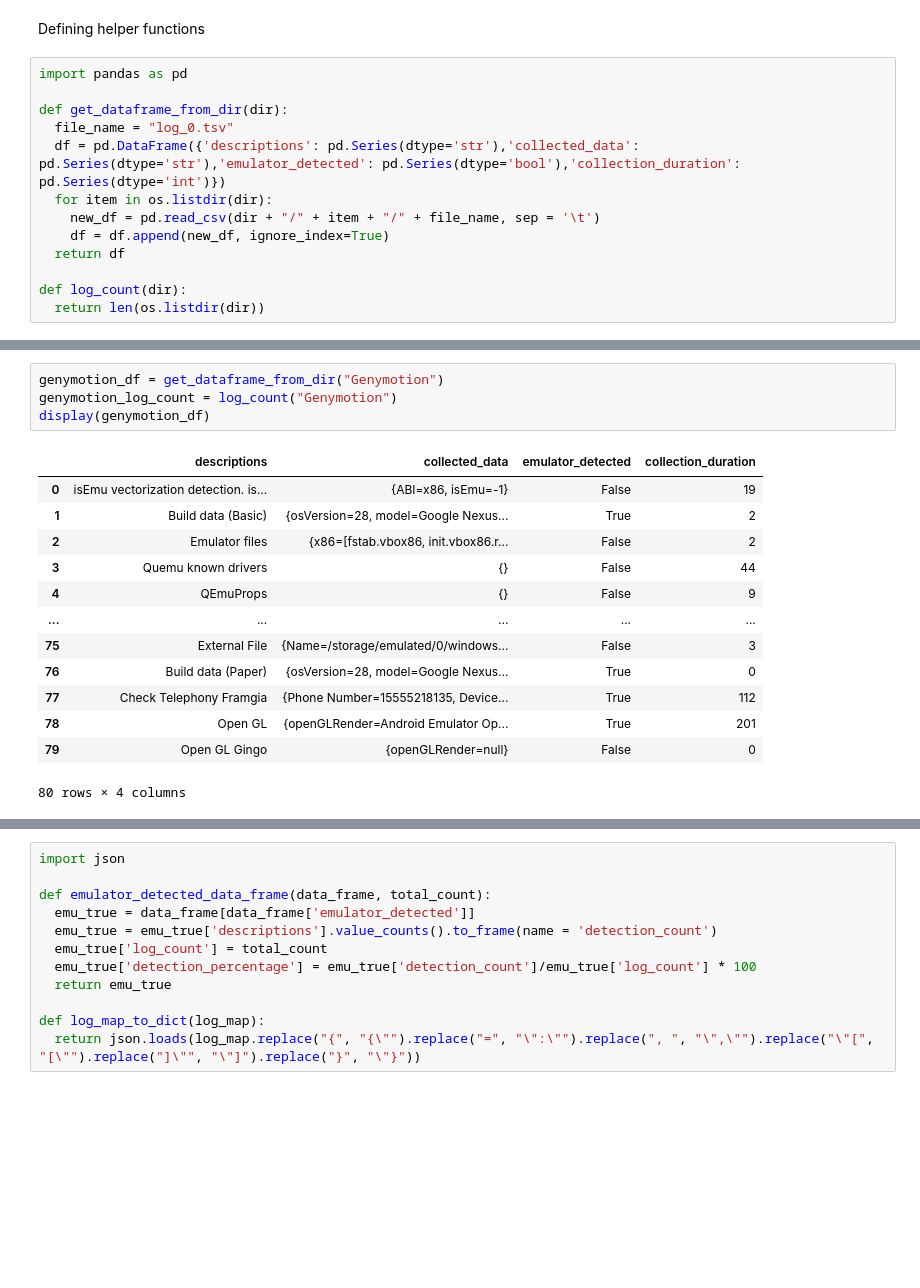
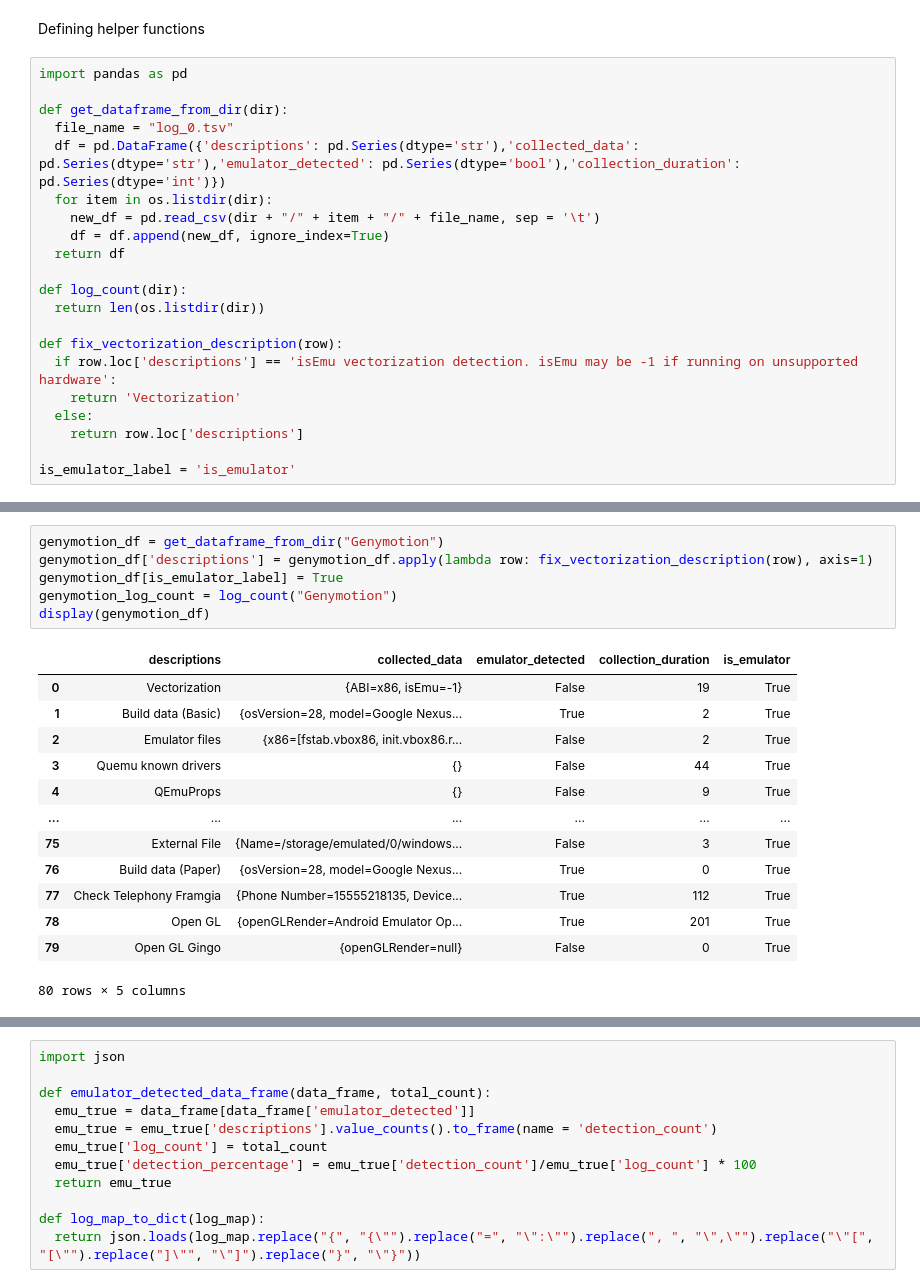
Before and after one commit to Lucas-CardosoO/android-emulator-detector, a Jupyter notebook: notebooks/EmulatorAnalysis.ipynb, the cells around one changed output, grey strips where cells are left out. Drawn from its saved outputs; the diff is of its cells as text; blank space fills up the shorter version.

```diff
--- a/notebooks/EmulatorAnalysis.ipynb
+++ b/notebooks/EmulatorAnalysis.ipynb
@@ -57,5 +57,13 @@ def get_dataframe_from_dir(dir):
 
 def log_count(dir):
   return len(os.listdir(dir))
+
+def fix_vectorization_description(row):
+  if row.loc['descriptions'] == 'isEmu vectorization detection. isEmu may be -1 if running on unsupported hardware':
+    return 'Vectorization'
+  else:
+    return row.loc['descriptions']
+
+is_emulator_label = 'is_emulator'
 # %%
 bluestacks_df = get_dataframe_from_dir("Bluestacks")
@@ -96,20 +108,22 @@ display(android_studio_df)
 # %%
 genymotion_df = get_dataframe_from_dir("Genymotion")
+genymotion_df['descriptions'] = genymotion_df.apply(lambda row: fix_vectorization_description(row), axis=1)
+genymotion_df[is_emulator_label] = True
 genymotion_log_count = log_count("Genymotion")
 display(genymotion_df)
 # %% [output]
-|  | descriptions | collected_data | emulator_detected | collection_duration |
-| 0 | isEmu vectorization detection. is... | {ABI=x86, isEmu=-1} | False | 19 |
-| 1 | Build data (Basic) | {osVersion=28, model=Google Nexus... | True | 2 |
-| 2 | Emulator files | {x86=[fstab.vbox86, init.vbox86.r... | False | 2 |
-| 3 | Quemu known drivers | {} | False | 44 |
-| 4 | QEmuProps | {} | False | 9 |
-| ... | ... | ... | ... | ... |
-| 75 | External File | {Name=/storage/emulated/0/windows... | False | 3 |
-| 76 | Build data (Paper) | {osVersion=28, model=Google Nexus... | True | 0 |
-| 77 | Check Telephony Framgia | {Phone Number=15555218135, Device... | True | 112 |
-| 78 | Open GL | {openGLRender=Android Emulator Op... | True | 201 |
-| 79 | Open GL Gingo | {openGLRender=null} | False | 0 |
+|  | descriptions | collected_data | emulator_detected | collection_duration | is_emulator |
+| 0 | Vectorization | {ABI=x86, isEmu=-1} | False | 19 | True |
+| 1 | Build data (Basic) | {osVersion=28, model=Google Nexus... | True | 2 | True |
+| 2 | Emulator files | {x86=[fstab.vbox86, init.vbox86.r... | False | 2 | True |
+| 3 | Quemu known drivers | {} | False | 44 | True |
+| 4 | QEmuProps | {} | False | 9 | True |
+| ... | ... | ... | ... | ... | ... |
+| 75 | External File | {Name=/storage/emulated/0/windows... | False | 3 | True |
+| 76 | Build data (Paper) | {osVersion=28, model=Google Nexus... | True | 0 | True |
+| 77 | Check Telephony Framgia | {Phone Number=15555218135, Device... | True | 112 | True |
+| 78 | Open GL | {openGLRender=Android Emulator Op... | True | 201 | True |
+| 79 | Open GL Gingo | {openGLRender=null} | False | 0 | True |
-80 rows × 4 columns
+80 rows × 5 columns
 # %%
 nox_df = get_dataframe_from_dir("Nox")
```
Also changed, not shown: parts of 63 cells of this notebook.
